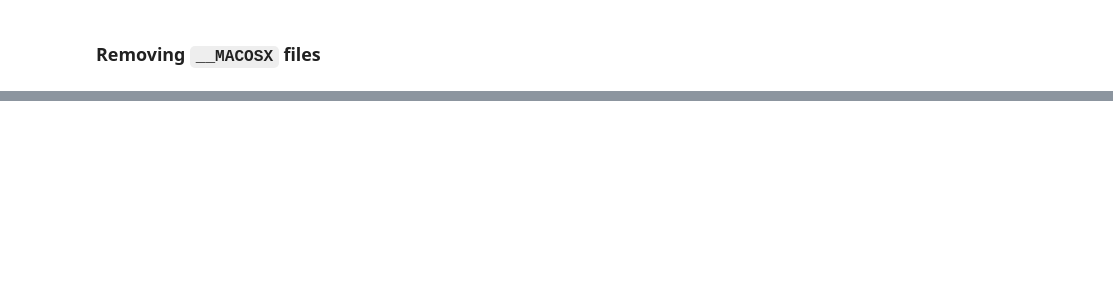
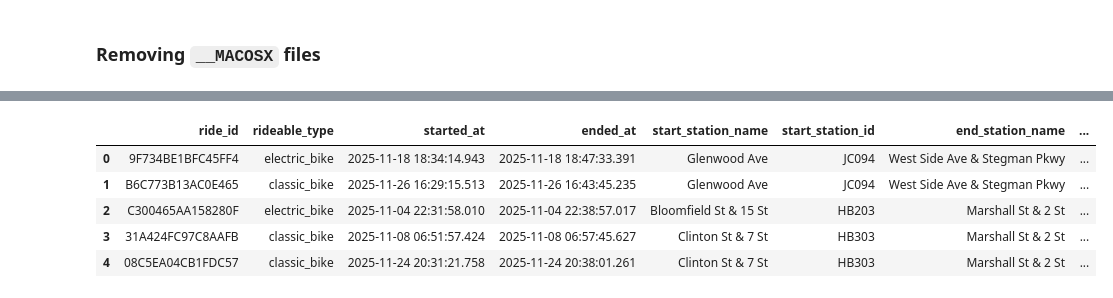
Before and after one commit to hovhannisyan91/aca, a Jupyter notebook: lab/python/notebooks/Session_15_2_geonalytics.ipynb, the cells around one changed output, grey strips where cells are left out. Cells and saved outputs as stored; diff of their text form; code cells hidden in the pictures; blank space fills up the shorter version.

```diff
--- a/lab/python/notebooks/Session_15_2_geonalytics.ipynb
+++ b/lab/python/notebooks/Session_15_2_geonalytics.ipynb
@@ -366,7 +366,7 @@ from urllib.request import urlretrieve
 from zipfile import ZipFile
 
 CITIBIKE_INDEX_URL = "https://s3.amazonaws.com/tripdata"
-OUTPUT_DIR = "../data/test" # ձեզ մոտ թողեց citibike
+OUTPUT_DIR = "../data/citibike" # ձեզ մոտ թողեց citibike
 # %% [markdown]
 ### Function to generate periods in the format YYYYMM
 # %%
@@ -462,0 +449,17 @@ shutil.rmtree(output_dir)
+# %%
+import glob
+import numpy as np
+import pandas as pd
+
+file_names = glob.glob(f'{output_dir}/*.csv')
+
+
+
+dfs = []
+cols = []
+for file_name in file_names:
+    df = pd.read_csv(file_name)
+    print(df.columns, 2*"||",len(df.columns))
+
+    cols.append(list(df.columns))
+    dfs.append(df)
@@ -462,0 +484,10 @@ shutil.rmtree(output_dir)
+# %%
+df =pd.concat(dfs, ignore_index=True)
+df.head()
+# %% [output]
+|  | ride_id | rideable_type | started_at | ended_at | start_station_name | start_station_id | end_station_name | ... |
+| 0 | 9F734BE1BFC45FF4 | electric_bike | 2025-11-18 18:34:14.943 | 2025-11-18 18:47:33.391 | Glenwood Ave | JC094 | West Side Ave & Stegman Pkwy | ... |
+| 1 | B6C773B13AC0E465 | classic_bike | 2025-11-26 16:29:15.513 | 2025-11-26 16:43:45.235 | Glenwood Ave | JC094 | West Side Ave & Stegman Pkwy | ... |
+| 2 | C300465AA158280F | electric_bike | 2025-11-04 22:31:58.010 | 2025-11-04 22:38:57.017 | Bloomfield St & 15 St | HB203 | Marshall St & 2 St | ... |
+| 3 | 31A424FC97C8AAFB | classic_bike | 2025-11-08 06:51:57.424 | 2025-11-08 06:57:45.627 | Clinton St & 7 St | HB303 | Marshall St & 2 St | ... |
+| 4 | 08C5EA04CB1FDC57 | classic_bike | 2025-11-24 20:31:21.758 | 2025-11-24 20:38:01.261 | Clinton St & 7 St | HB303 | Marshall St & 2 St | ... |
```
Also changed, not shown: parts of 70 cells of this notebook.
